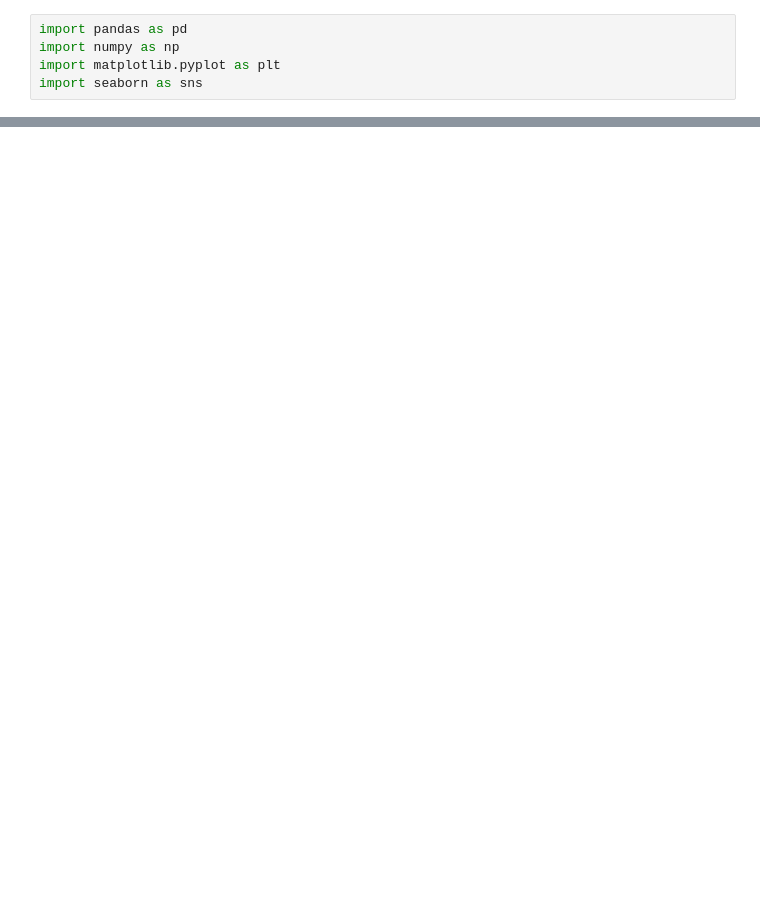
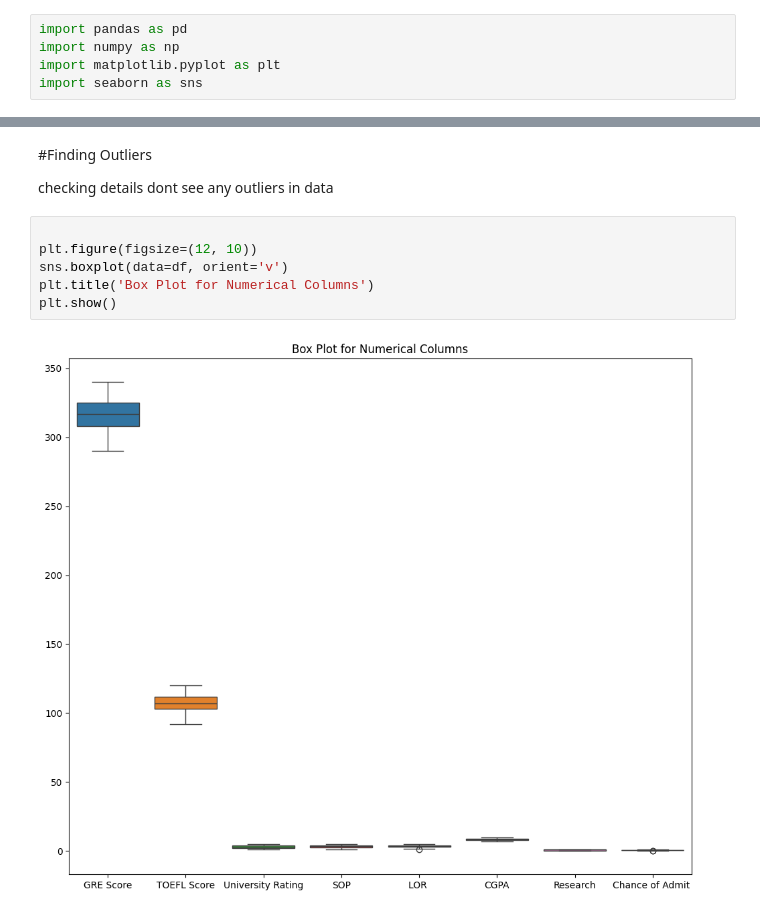
Before and after one commit to ashishkumarsaklani/Jam-project, a Jupyter notebook: Jamboree_Exploration.ipynb, the cells around one changed output, grey strips where cells are left out. Saved outputs shown, nothing was run; the diff lists cells and outputs as text; blank space fills up the shorter version.

```diff
--- a/Jamboree_Exploration.ipynb
+++ b/Jamboree_Exploration.ipynb
@@ -63,0 +127,13 @@ plt.show()
+# %% [markdown]
+#Finding Outliers
+
+
+checking details dont see any outliers in data
+# %%
+
+plt.figure(figsize=(12, 10))
+sns.boxplot(data=df, orient='v')
+plt.title('Box Plot for Numerical Columns')
+plt.show()
+# %% [output]
+[figure, added]
```
Also changed, not shown: parts of 24 cells of this notebook.
